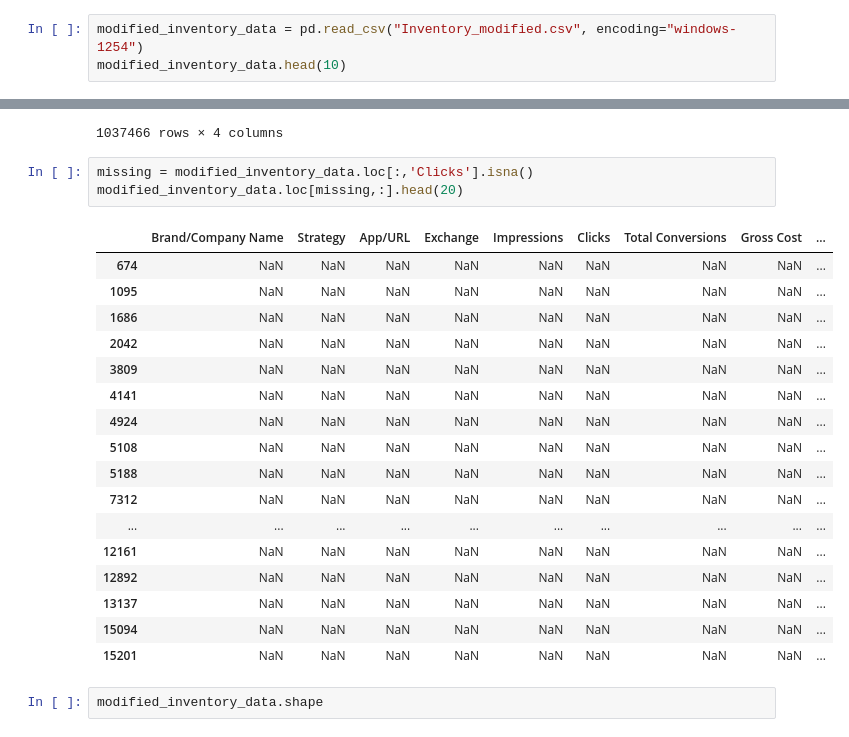
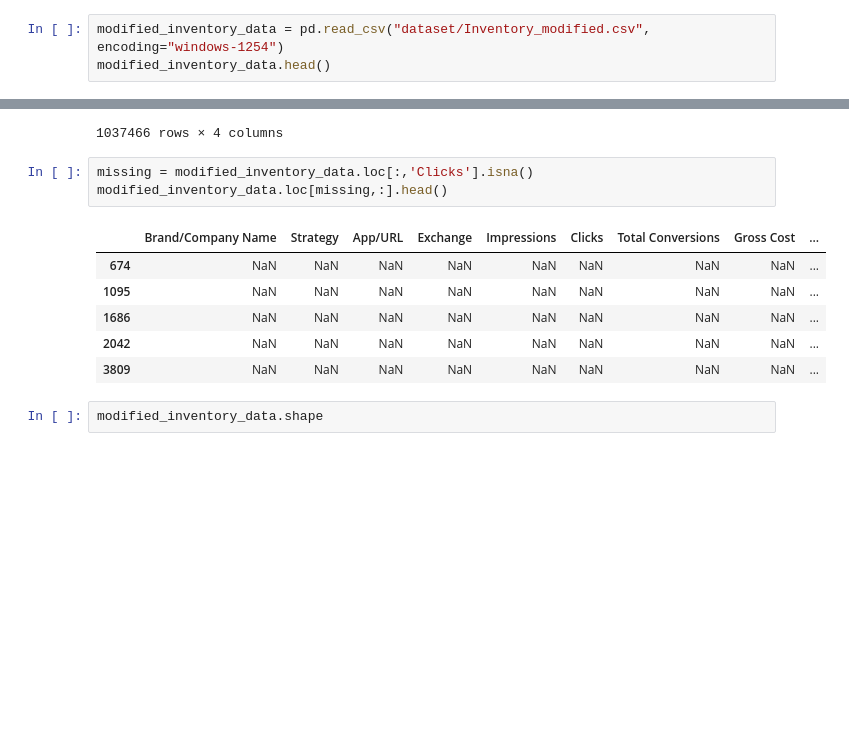
Before and after one commit to brangmai1/coop_data-analysis_project, a Jupyter notebook: Capstone.Project.DA.ipynb, the cells around one changed output, grey strips where cells are left out. Saved outputs shown, nothing was run; the diff lists cells and outputs as text; blank space fills up the shorter version.

```diff
--- a/Capstone.Project.DA.ipynb
+++ b/Capstone.Project.DA.ipynb
@@ -288,8 +288,8 @@ Gross Cost            0
 Net Cost              0
 dtype: int64
 # %%
-modified_inventory_data = pd.read_csv("Inventory_modified.csv", encoding="windows-1254")
-modified_inventory_data.head(10)
+modified_inventory_data = pd.read_csv("dataset/Inventory_modified.csv", encoding="windows-1254")
+modified_inventory_data.head()
 # %% [output]
 |  | Brand/Company Name | Strategy | App/URL | Exchange | Impressions | Clicks | Total Conversions | Gross Cost | ... |
 | 0 | Choose your advertiser name | Desktop_2P_Affinity Categories | 01net.com | BidSwitch | 4.0 | 0.0 | 0.0 | 0.008026 | ... |
@@ -493,25 +483,14 @@ modified_inventory_data.select_dtypes(include='object')
 1037466 rows × 4 columns
 # %%
 missing = modified_inventory_data.loc[:,'Clicks'].isna()
-modified_inventory_data.loc[missing,:].head(20)
+modified_inventory_data.loc[missing,:].head()
 # %% [output]
 |  | Brand/Company Name | Strategy | App/URL | Exchange | Impressions | Clicks | Total Conversions | Gross Cost | ... |
 | 674 | NaN | NaN | NaN | NaN | NaN | NaN | NaN | NaN | ... |
 | 1095 | NaN | NaN | NaN | NaN | NaN | NaN | NaN | NaN | ... |
 | 1686 | NaN | NaN | NaN | NaN | NaN | NaN | NaN | NaN | ... |
 | 2042 | NaN | NaN | NaN | NaN | NaN | NaN | NaN | NaN | ... |
 | 3809 | NaN | NaN | NaN | NaN | NaN | NaN | NaN | NaN | ... |
-| 4141 | NaN | NaN | NaN | NaN | NaN | NaN | NaN | NaN | ... |
-| 4924 | NaN | NaN | NaN | NaN | NaN | NaN | NaN | NaN | ... |
-| 5108 | NaN | NaN | NaN | NaN | NaN | NaN | NaN | NaN | ... |
-| 5188 | NaN | NaN | NaN | NaN | NaN | NaN | NaN | NaN | ... |
-| 7312 | NaN | NaN | NaN | NaN | NaN | NaN | NaN | NaN | ... |
-| ... | ... | ... | ... | ... | ... | ... | ... | ... | ... |
-| 12161 | NaN | NaN | NaN | NaN | NaN | NaN | NaN | NaN | ... |
-| 12892 | NaN | NaN | NaN | NaN | NaN | NaN | NaN | NaN | ... |
-| 13137 | NaN | NaN | NaN | NaN | NaN | NaN | NaN | NaN | ... |
-| 15094 | NaN | NaN | NaN | NaN | NaN | NaN | NaN | NaN | ... |
-| 15201 | NaN | NaN | NaN | NaN | NaN | NaN | NaN | NaN | ... |
 # %%
 modified_inventory_data.shape
 # %% [output]
```
Also changed, not shown: parts of 3 cells of this notebook, 1 other file.
